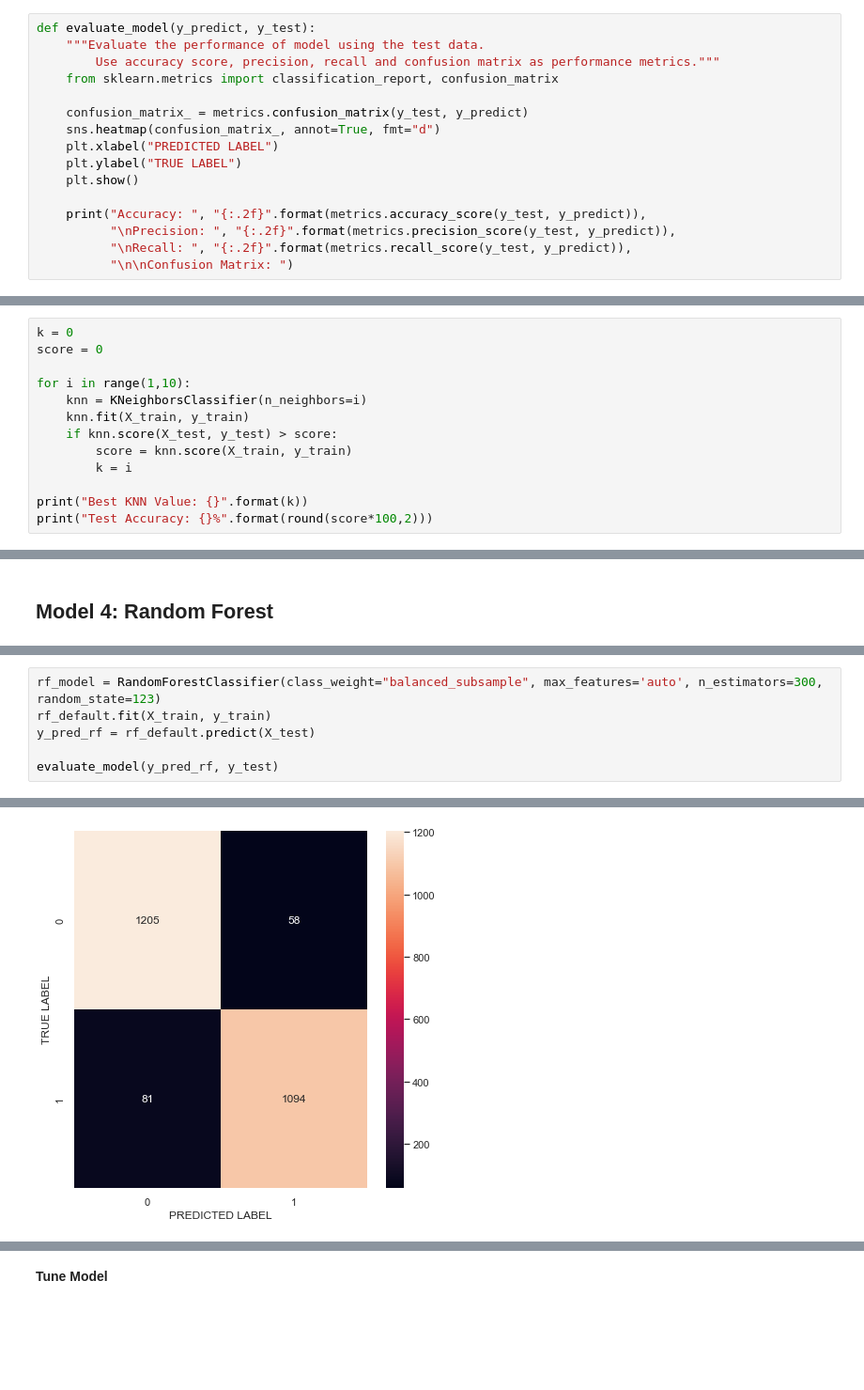
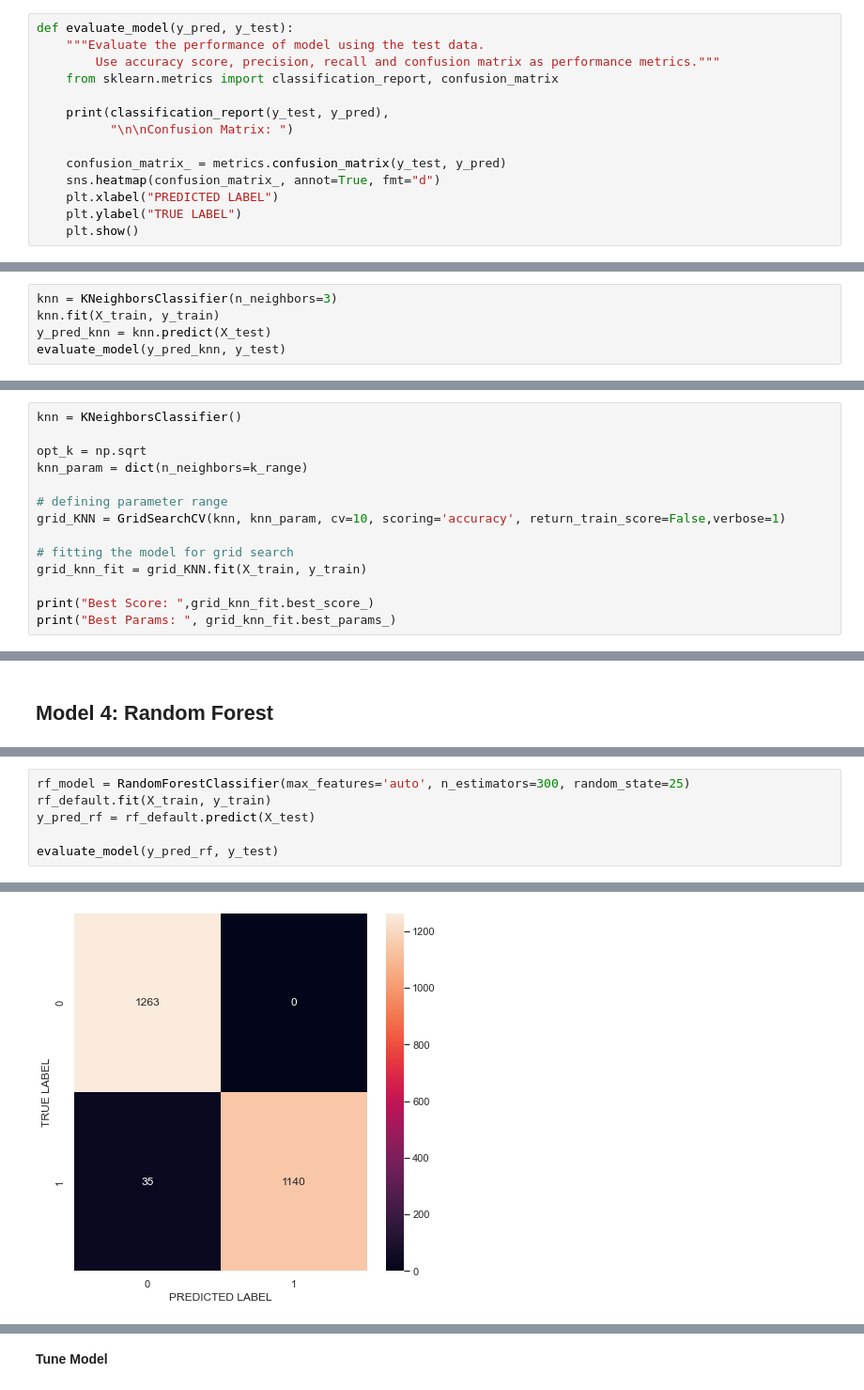
Before and after one commit to artolon/Final-Project, a Jupyter notebook: Part2_Mushroom-Models.ipynb, the cells around one changed output, grey strips where cells are left out. Shown at 94% size. Drawn from its saved outputs; the diff is of its cells as text; blank space fills up the shorter version.

```diff
--- a/Part2_Mushroom-Models.ipynb
+++ b/Part2_Mushroom-Models.ipynb
@@ -588,20 +588,23 @@ plt.show()
 # %%
 # Trying to define a common function to evaluate all models
 # %%
-def evaluate_model(y_predict, y_test):
+def evaluate_model(y_pred, y_test):
     """Evaluate the performance of model using the test data.
         Use accuracy score, precision, recall and confusion matrix as performance metrics."""
     from sklearn.metrics import classification_report, confusion_matrix
 
-    confusion_matrix_ = metrics.confusion_matrix(y_test, y_predict)
+    print(classification_report(y_test, y_pred),
+          "\n\nConfusion Matrix: ")
+
+    confusion_matrix_ = metrics.confusion_matrix(y_test, y_pred)
     sns.heatmap(confusion_matrix_, annot=True, fmt="d")
     plt.xlabel("PREDICTED LABEL")
     plt.ylabel("TRUE LABEL")
     plt.show()
-
-    print("Accuracy: ", "{:.2f}".format(metrics.accuracy_score(y_test, y_predict)),
-          "\nPrecision: ", "{:.2f}".format(metrics.precision_score(y_test, y_predict)),
-          "\nRecall: ", "{:.2f}".format(metrics.recall_score(y_test, y_predict)),
-          "\n\nConfusion Matrix: ")
 # %% [markdown]
 ## Model 3: KNN
+# %%
+knn = KNeighborsClassifier(n_neighbors=3)
+knn.fit(X_train, y_train)
+y_pred_knn = knn.predict(X_test)
+evaluate_model(y_pred_knn, y_test)
@@ -608,14 +643,15 @@ def evaluate_model(y_predict, y_test):
 # %%
-k = 0
-score = 0
+knn = KNeighborsClassifier()
 
-for i in range(1,10):
-    knn = KNeighborsClassifier(n_neighbors=i)
-    knn.fit(X_train, y_train)
-    if knn.score(X_test, y_test) > score:
-        score = knn.score(X_train, y_train)
-        k = i
+opt_k = np.sqrt
+knn_param = dict(n_neighbors=k_range)
 
-print("Best KNN Value: {}".format(k))
-print("Test Accuracy: {}%".format(round(score*100,2)))
+# defining parameter range
+grid_KNN = GridSearchCV(knn, knn_param, cv=10, scoring='accuracy', return_train_score=False,verbose=1)
+
+# fitting the model for grid search
+grid_knn_fit = grid_KNN.fit(X_train, y_train)
+
+print("Best Score: ",grid_knn_fit.best_score_)
+print("Best Params: ", grid_knn_fit.best_params_)
 # %% [output]
@@ -670,5 +680,5 @@ params = {
 # %%
-rf_model = RandomForestClassifier(class_weight="balanced_subsample", max_features='auto', n_estimators=300, random_state=123)
+rf_model = RandomForestClassifier(max_features='auto', n_estimators=300, random_state=25)
 rf_default.fit(X_train, y_train)
 y_pred_rf = rf_default.predict(X_test)
 
@@ -677 +698 @@ evaluate_model(y_pred_rf, y_test)
-[figure, old version]
+[figure, new version]
```
Also changed, not shown: parts of 11 cells of this notebook.
